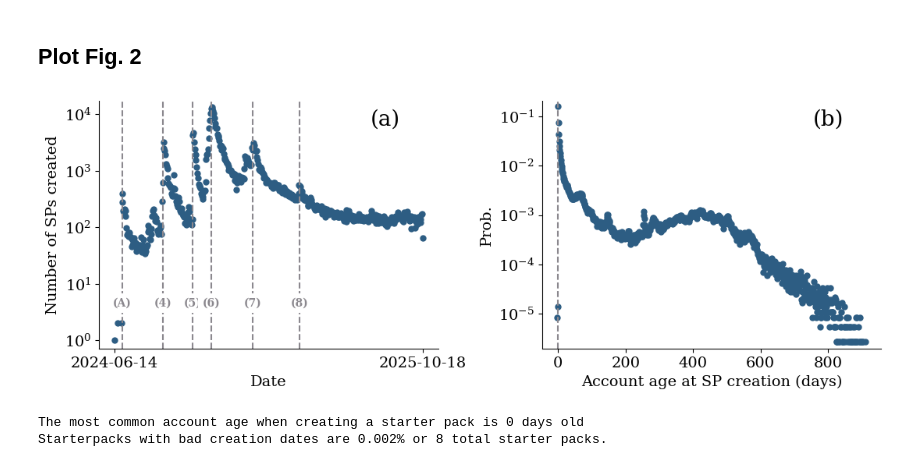
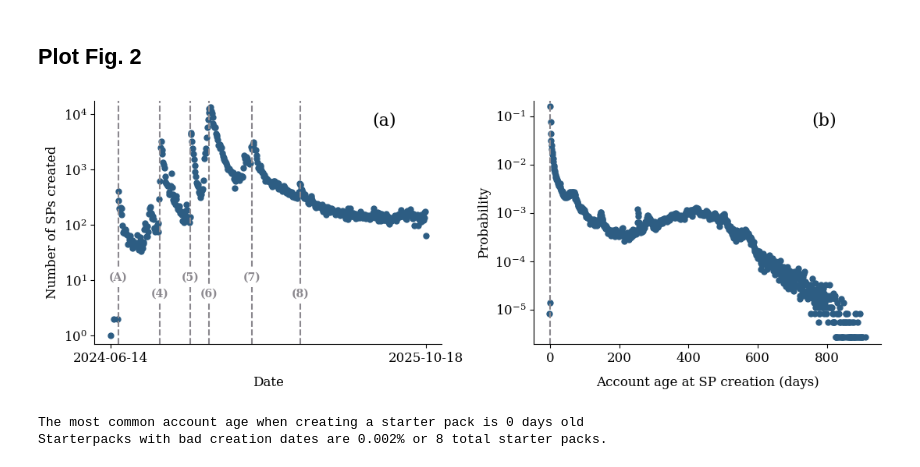
Before and after one commit to nwlandry/a-blue-start, a Jupyter notebook: plot_starterpack_stats.ipynb, the cells around one changed output. Drawn from its saved outputs; the diff is of its cells as text; code cells hidden in the pictures.

```diff
--- a/plot_starterpack_stats.ipynb
+++ b/plot_starterpack_stats.ipynb
@@ -19,7 +19,7 @@ import fig_settings as fs
 colors = ["#2d5d83", "#4f9bd9", "#077187", "#3dfaff", "#8b888e"]
 fs.set_fonts()
 # %%
-with open("data/starterpack-stats.json") as f:
+with open("data/starterpack_stats.json") as f:
     data = json.load(f)
 
 component_sizes, component_numbers = data["components"]
@@ -199,11 +199,12 @@ Mode of the degree is  1
 ## Plot Fig. 2
 # %%
 plt.figure(figsize=(11, 4))
-text_height = 4
+text_height1 = 10
+text_height2 = 5
 
 plt.subplot(121)
 ax = plt.gca()
-plt.text(0.8, 0.9, "(a)", fontsize=20, transform=ax.transAxes)
+plt.text(0.8, 0.9, "(a)", fontsize=16, transform=ax.transAxes)
 
 t, c = np.unique(creation_dates, return_counts=True)
 ymin = min(c) * 0.7
@@ -216,7 +217,7 @@ t_notable = datetime(2024, 6, 26)
 plt.plot([t_notable, t_notable], [ymin, ymax], "--", color=colors[4])
 tb = plt.text(
     t_notable,
-    text_height,
+    text_height1,
     "(A)",
     horizontalalignment="center",
     fontweight="bold",
@@ -229,7 +230,7 @@ t_notable = datetime(2024, 8, 30)
 plt.plot([t_notable, t_notable], [ymin, ymax], "--", color=colors[4])
 tb = plt.text(
     t_notable,
-    text_height,
+    text_height2,
     "(4)",
     horizontalalignment="center",
     fontweight="bold",
@@ -242,7 +243,7 @@ t_notable = datetime(2024, 10, 16)
 plt.plot([t_notable, t_notable], [ymin, ymax], "--", color=colors[4])
 tb = plt.text(
     t_notable,
-    text_height,
+    text_height1,
     "(5)",
     horizontalalignment="center",
     fontweight="bold",
@@ -255,7 +256,7 @@ t_notable = datetime(2024, 11, 15)
 plt.plot([t_notable, t_notable], [ymin, ymax], "--", color=colors[4])
 tb = plt.text(
     t_notable,
-    text_height,
+    text_height2,
     "(6)",
     horizontalalignment="center",
     fontweight="bold",
@@ -268,7 +269,7 @@ t_notable = datetime(2025, 1, 20)
 plt.plot([t_notable, t_notable], [ymin, ymax], "--", color=colors[4])
 tb = plt.text(
     t_notable,
-    text_height,
+    text_height1,
     "(7)",
     horizontalalignment="center",
     fontweight="bold",
@@ -281,46 +282,46 @@ t_notable = datetime(2025, 4, 5)
 plt.plot([t_notable, t_notable], [ymin, ymax], "--", color=colors[4])
 tb = plt.text(
     t_notable,
-    text_height,
+    text_height2,
     "(8)",
     horizontalalignment="center",
     fontweight="bold",
     color=colors[4],
 )
 tb.set_bbox(dict(facecolor="white", alpha=1, linewidth=0))
 
 
 plt.yscale("log")
 plt.xticks([min(t), max(t)])
 plt.ylim([ymin, ymax])
 plt.minorticks_off()
 sns.despine()
 
-plt.xlabel(r"Date")
+plt.xlabel(r"Date", labelpad=10)
 plt.ylabel(r"Number of SPs created")
 
 plt.subplot(122)
 ax = plt.gca()
-plt.text(0.8, 0.9, "(b)", fontsize=20, transform=ax.transAxes)
+plt.text(0.8, 0.9, "(b)", fontsize=16, transform=ax.transAxes)
 d, p = np.unique(account_age_at_creation, return_counts=True)
 p = p / p.sum()
 plt.scatter(d, p, marker="o", s=25, color=colors[0])
 ymin = min(p) * 0.7
 ymax = max(p) * 1.3
 plt.plot([0, 0], [ymin, ymax], "--", color=colors[4])
 plt.yscale("log")
-plt.xlabel(r"Account age at SP creation (days)")
-plt.ylabel(r"Prob.")
+plt.xlabel(r"Account age at SP creation (days)", labelpad=10)
+plt.ylabel(r"Probability")
 plt.ylim([ymin, ymax])
 
 plt.minorticks_off()
 sns.despine()
 
 plt.tight_layout()
-plt.savefig("figures/temporal_starterpack_stats.pdf", dpi=1000)
+plt.savefig("figures/fig_temporal_starterpack_stats.pdf", dpi=1000)
 plt.show()
 # %% [output]
-[figure, old version]
+[figure, new version]
 # %%
 print(
     f"The most common account age when creating a starter pack is {d[np.argmax(p)]} days old"
```
Also changed, not shown: parts of 3 cells of this notebook, 23 other files.
